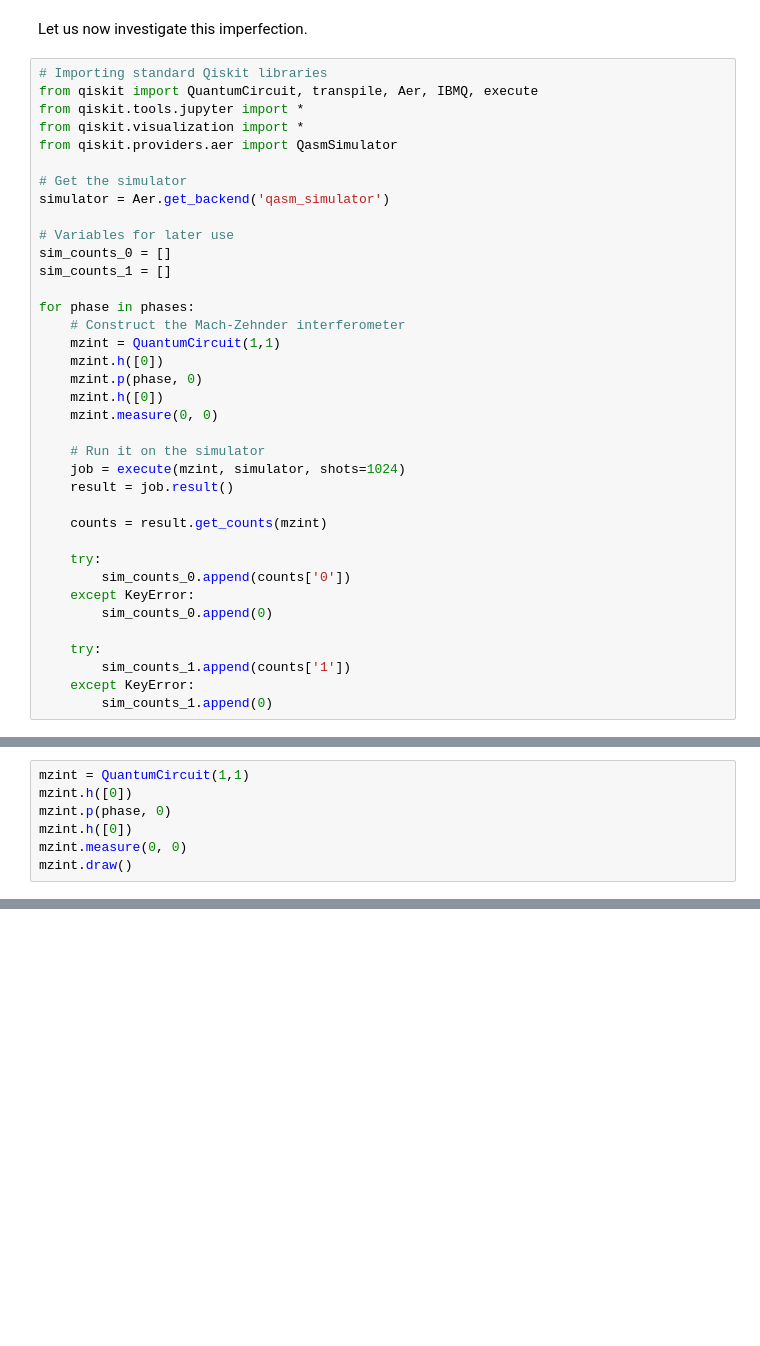
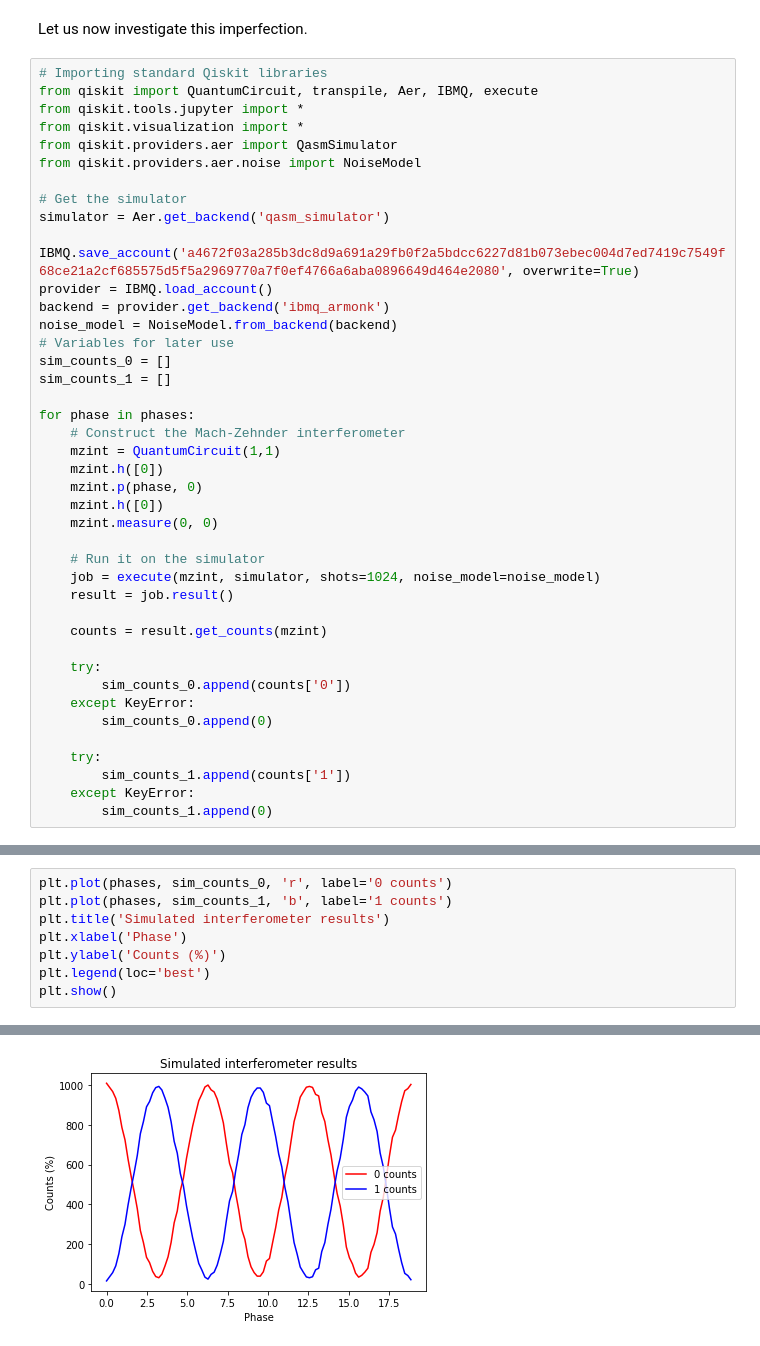
Before and after one commit to PeterSidajaya/PC5228-analysis, a Jupyter notebook: PC5228_analysis.ipynb, the cells around one changed output, grey strips where cells are left out. Saved outputs shown, nothing was run; the diff lists cells and outputs as text; blank space fills up the shorter version.

```diff
--- a/PC5228_analysis.ipynb
+++ b/PC5228_analysis.ipynb
@@ -52,10 +50,15 @@ from qiskit import QuantumCircuit, transpile, Aer, IBMQ, execute
 from qiskit.tools.jupyter import *
 from qiskit.visualization import *
 from qiskit.providers.aer import QasmSimulator
+from qiskit.providers.aer.noise import NoiseModel
 
 # Get the simulator
 simulator = Aer.get_backend('qasm_simulator')
 
+IBMQ.save_account('a4672f03a285b3dc8d9a691a29fb0f2a5bdcc6227d81b073ebec004d7ed7419c7549f68ce21a2cf685575d5f5a2969770a7f0ef4766a6aba0896649d464e2080', overwrite=True)
+provider = IBMQ.load_account()
+backend = provider.get_backend('ibmq_armonk')
+noise_model = NoiseModel.from_backend(backend)
 # Variables for later use
 sim_counts_0 = []
 sim_counts_1 = []
@@ -69,7 +72,7 @@ for phase in phases:
     mzint.measure(0, 0)
 
     # Run it on the simulator
-    job = execute(mzint, simulator, shots=1024)
+    job = execute(mzint, simulator, shots=1024, noise_model=noise_model)
     result = job.result()
 
     counts = result.get_counts(mzint)
@@ -86,8 +91,9 @@ for phase in phases:
 # %%
-mzint = QuantumCircuit(1,1)
-mzint.h([0])
-mzint.p(phase, 0)
-mzint.h([0])
-mzint.measure(0, 0)
-mzint.draw()
+plt.plot(phases, sim_counts_0, 'r', label='0 counts')
+plt.plot(phases, sim_counts_1, 'b', label='1 counts')
+plt.title('Simulated interferometer results')
+plt.xlabel('Phase')
+plt.ylabel('Counts (%)')
+plt.legend(loc='best')
+plt.show()
 # %% [output]
@@ -98,0 +100 @@ c: 1/════════════════════╩═
+[figure, added]
```
Also changed, not shown: parts of 4 cells of this notebook.
